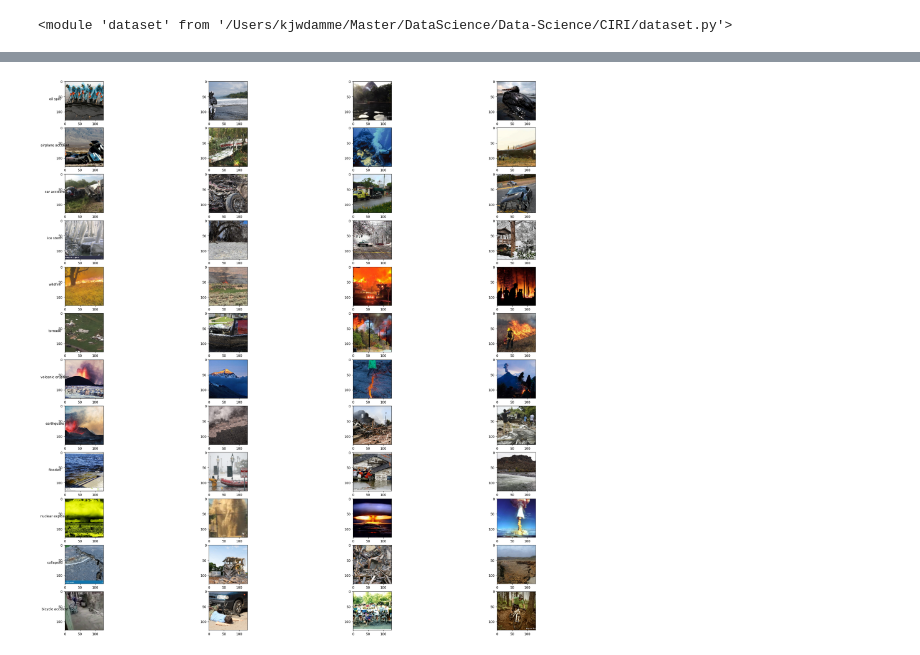
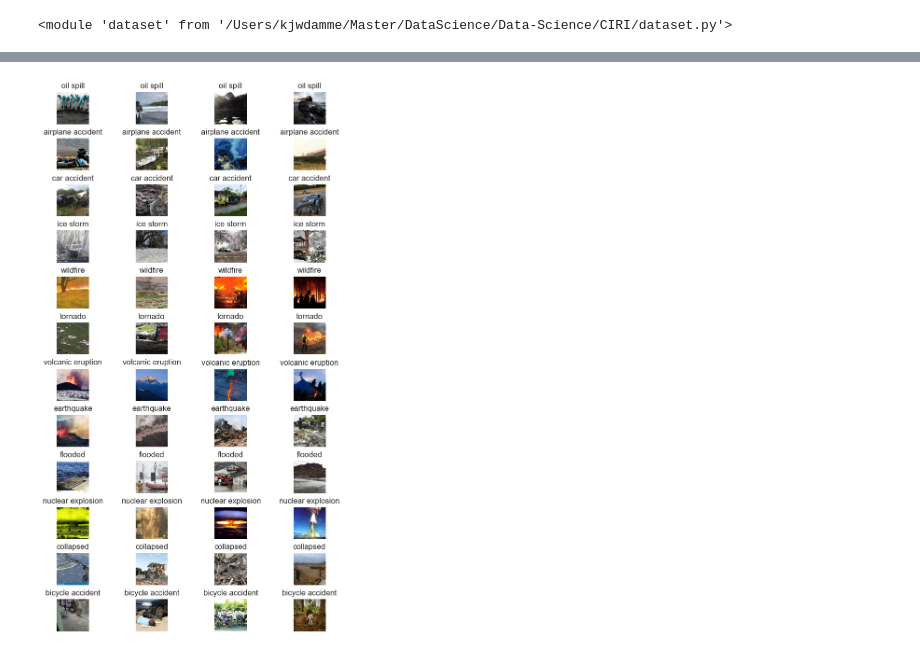
Before and after one commit to Frederico-lp/Data-Science, a Jupyter notebook: CIRI/notebook.ipynb, the cells around one changed output, grey strips where cells are left out. Drawn from its saved outputs; the diff is of its cells as text; code cells hidden in the pictures.

```diff
--- a/CIRI/notebook.ipynb
+++ b/CIRI/notebook.ipynb
@@ -51,13 +70,17 @@ plt.show()
-# %%
-# your code here
-_, axs = plt.subplots(nClasses, 4, figsize=(30, 30))
-
-for n in np.arange(nClasses):
-    for i in range(4):
-        # img = np.transpose(dataset.data[dataset.targets == n][i], (1, 2, 0))
-        if i == 0:
-            axs[n, i].set_ylabel(incidents.labels[n], rotation=0)
-        axs[n, i].imshow(incidents.get_item_with_target(n, i).permute(1, 2, 0))
-        # axs[n, i].axis('off')
-# %% [output]
-[figure, removed]
+# %%
+from mpl_toolkits.axes_grid1 import ImageGrid
+
+fig = plt.figure(figsize=(15, 15))
+grid = ImageGrid(fig, 111, nrows_ncols=(nClasses, 4), axes_pad=(1, .3))
+
+images = []
+
+for n in np.arange(nClasses):
+    for i in range(4):
+        img = incidents.get_item_with_target(n, i)
+        idx = n*4+i
+        grid[idx].imshow(img.permute(1, 2, 0))
+        grid[idx].set_title(incidents.labels[n])
+        grid[idx].axis('off')
+# %% [output]
+[figure, added]
```
Also changed, not shown: parts of 15 cells of this notebook, 1 other file.
